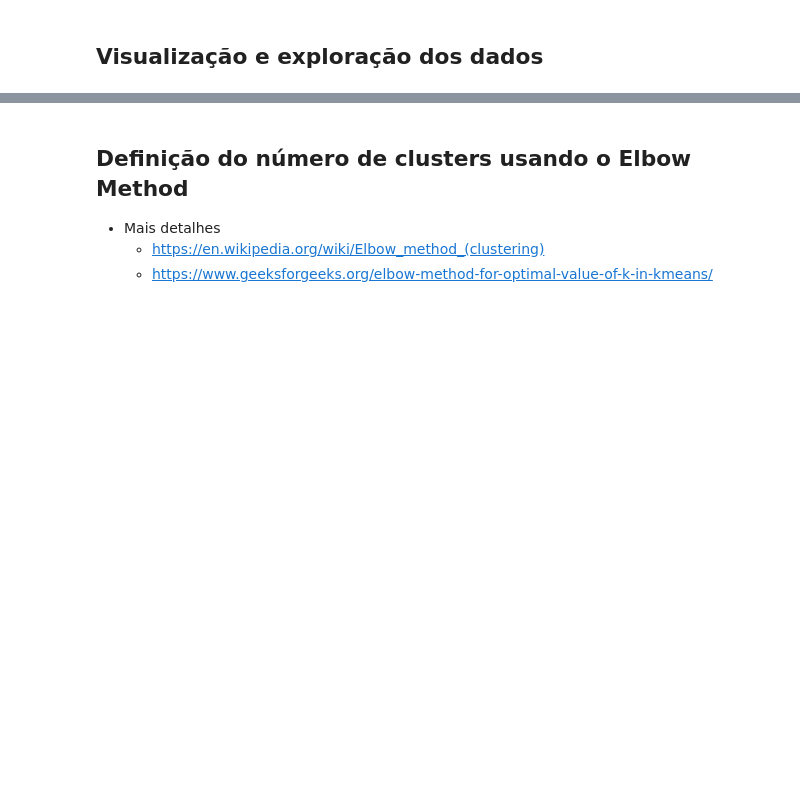
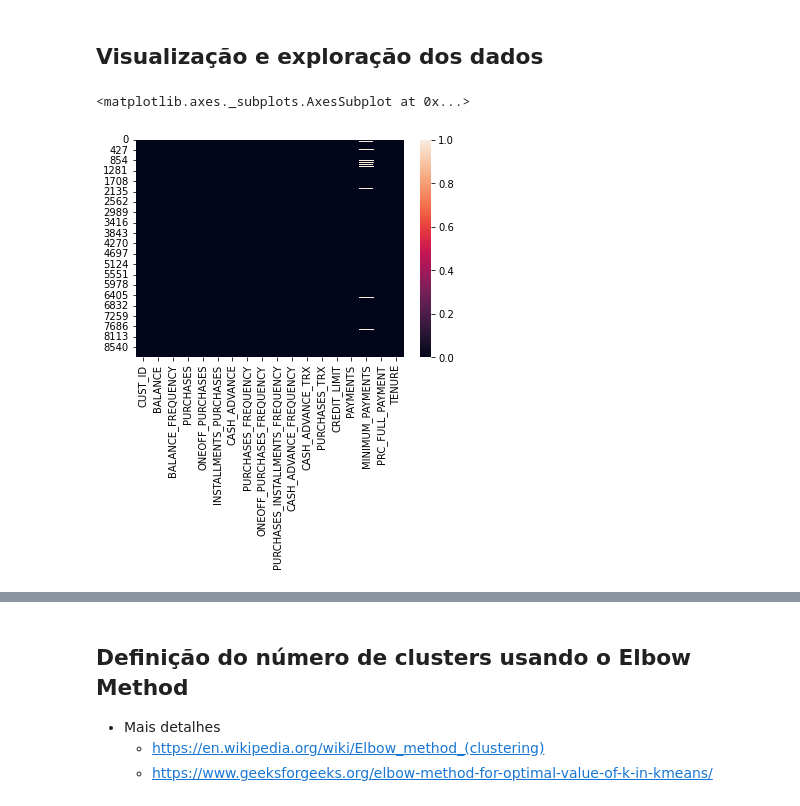
Before and after one commit to Vinicius-Luiz/ciencia_dados_para_empresas, a Jupyter notebook: MARKETING/Departamento_de_Marketing.ipynb, the cells around one changed output, grey strips where cells are left out. Drawn from its saved outputs; the diff is of its cells as text; code cells hidden in the pictures; blank space fills up the shorter version.

```diff
--- a/MARKETING/Departamento_de_Marketing.ipynb
+++ b/MARKETING/Departamento_de_Marketing.ipynb
@@ -69,3 +69,9 @@ As pessoas realizam mais compras parcelado (0.364437) do que a vista (0.202458)
 15% dos clientes pagam o valor completo da fatura
 # %% [markdown]
 ## Visualização e exploração dos dados
+# %%
+#Vamos tratar os consumidores que possuem campos nulos
+sns.heatmap(creditcard_df.isnull()) #O campo MINIMUM_PAYMENTS possui valores nulos
+# %% [output]
+<matplotlib.axes._subplots.AxesSubplot at 0x...>
+[figure, added]
```
Also changed, not shown: parts of 14 cells of this notebook, 9 other files.
